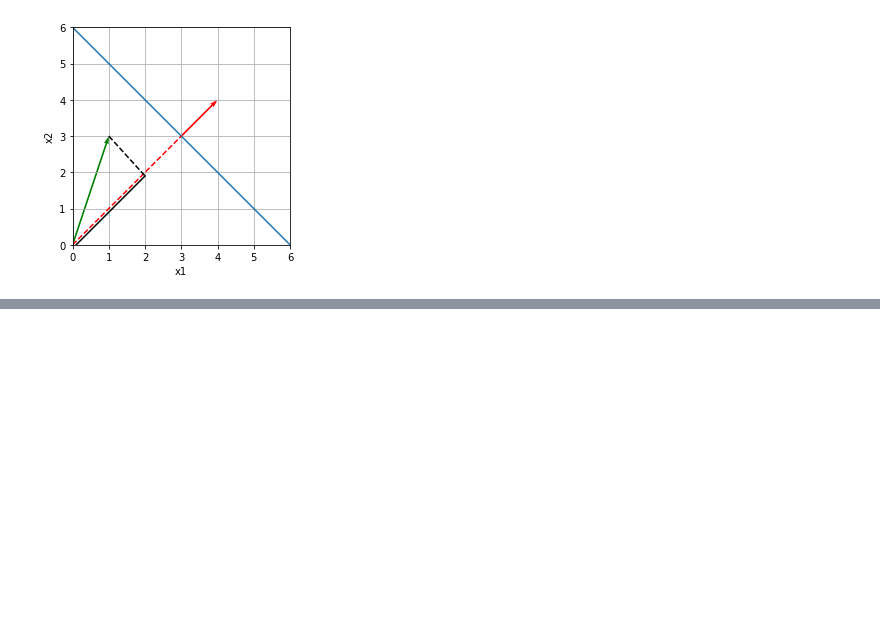
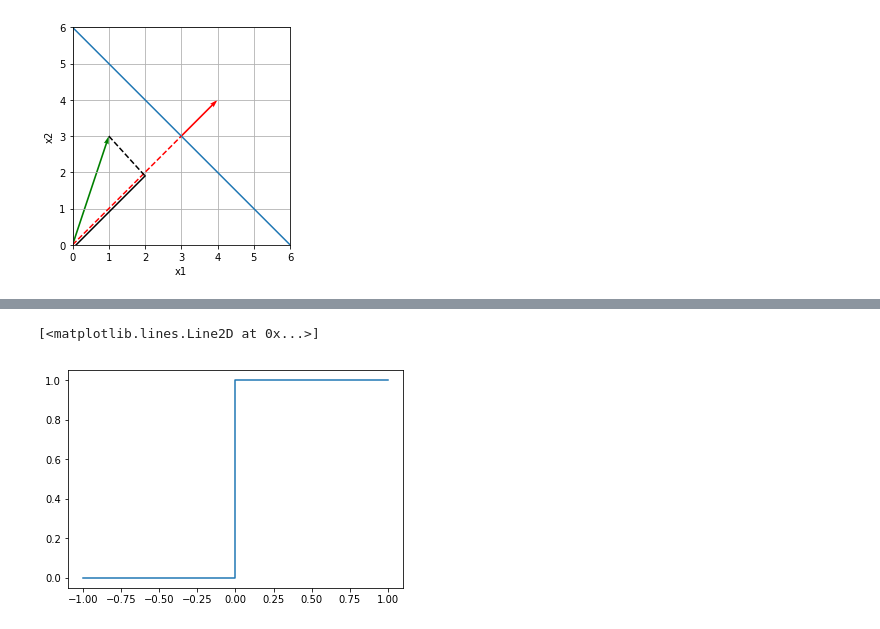
Before and after one commit to GarreauArthur/ldl, a Jupyter notebook: graphs.ipynb, the cells around one changed output, grey strips where cells are left out. Cells and saved outputs as stored; diff of their text form; code cells hidden in the pictures; blank space fills up the shorter version.

```diff
--- a/graphs.ipynb
+++ b/graphs.ipynb
@@ -82,0 +147,6 @@ To determine if an example is positive or negative, we just need to look if it's
+# %%
+heaviside = plt.figure()
+plt.step([-1,0,0.1,1],[0,0,1,1])
+# %% [output]
+[<matplotlib.lines.Line2D at 0x...>]
+[figure, added]
```
Also changed, not shown: parts of 8 cells of this notebook.
